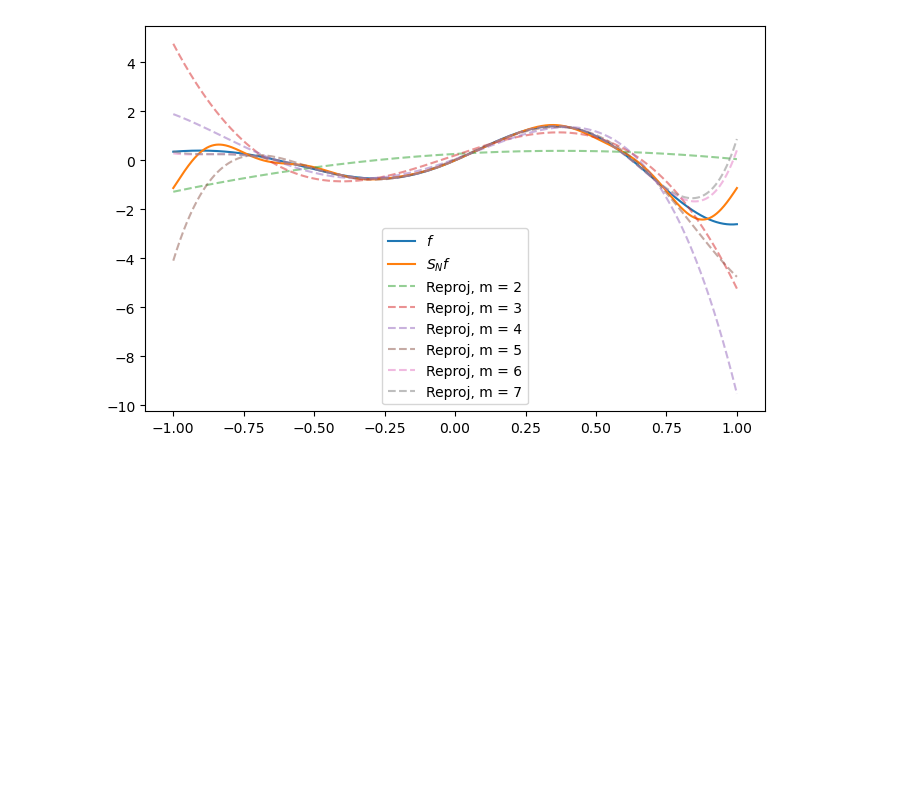
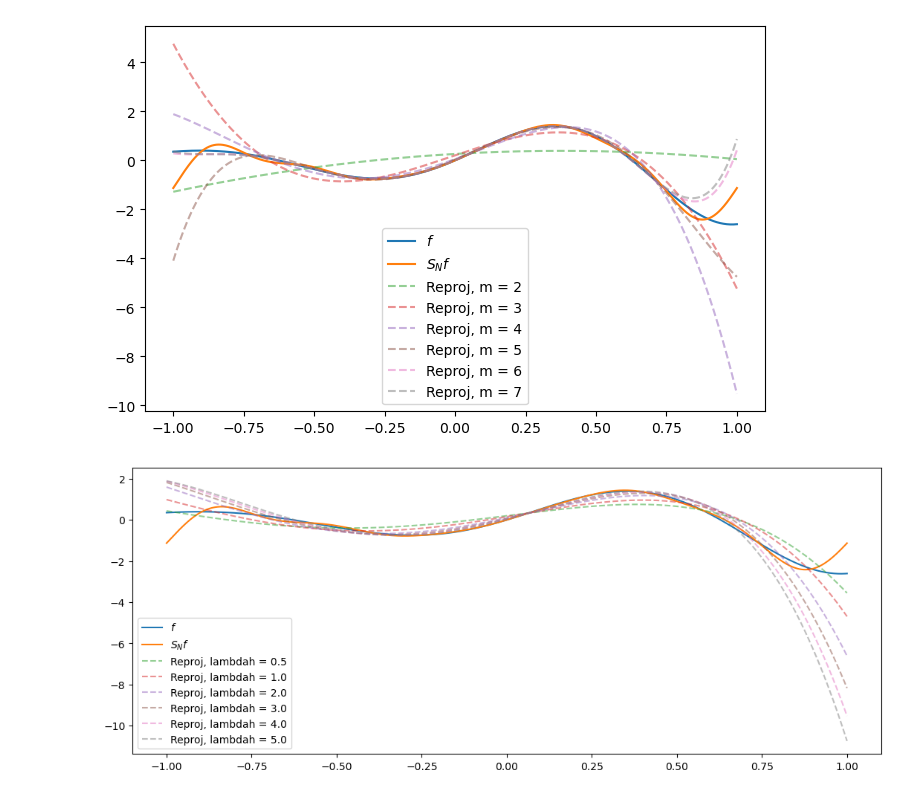
Before and after one commit to jlindbloom/spectral-reprojection, a Jupyter notebook: 3_spectral_reprojection.ipynb, the cells around one changed output. Drawn from its saved outputs; the diff is of its cells as text; code cells hidden in the pictures; blank space fills up the shorter version.

```diff
--- a/3_spectral_reprojection.ipynb
+++ b/3_spectral_reprojection.ipynb
@@ -120,3 +120,30 @@ plt.legend()
 plt.show()
 # %% [output]
 [figure]
+# %%
+L = 1
+f = lambda x: np.exp(x)*np.sin(5*x) # analytic but not periodic
+
+N = 12
+fapprox, fcoeffs = sr.fourier_partial_sum_projection(f, L, N)
+
+dom = np.linspace(-1,1,1000)
+plt.figure(figsize=(13,5))
+plt.plot(dom, f(dom), label="$f$")
+plt.plot(dom, fapprox(dom), label="$S_N f$")
+
+lambdahs = [0.5, 1.0, 2.0, 3.0, 4.0, 5.0]
+for lambdah in lambdahs:
+
+    m = 4
+
+    # Compute Gegebauer coefficients numerically (not using the Fourier -> Gegenbauer map)
+    gcoeffs = sr.gegenbauer_coefficients(fapprox, m, lambdah)
+    gfunc = sr.gegenbauer_partial_sum(gcoeffs, lambdah)
+
+    plt.plot(dom, gfunc(dom), label=f"Reproj, lambdah = {lambdah}", ls="--", alpha=0.5)
+# plt.title(f"N = {N}, $\\lambda$ = {lambdah}, $m$ = {m} ")
+plt.legend()
+plt.show()
+# %% [output]
+[figure, added]
```
Also changed, not shown: 7 other files.
